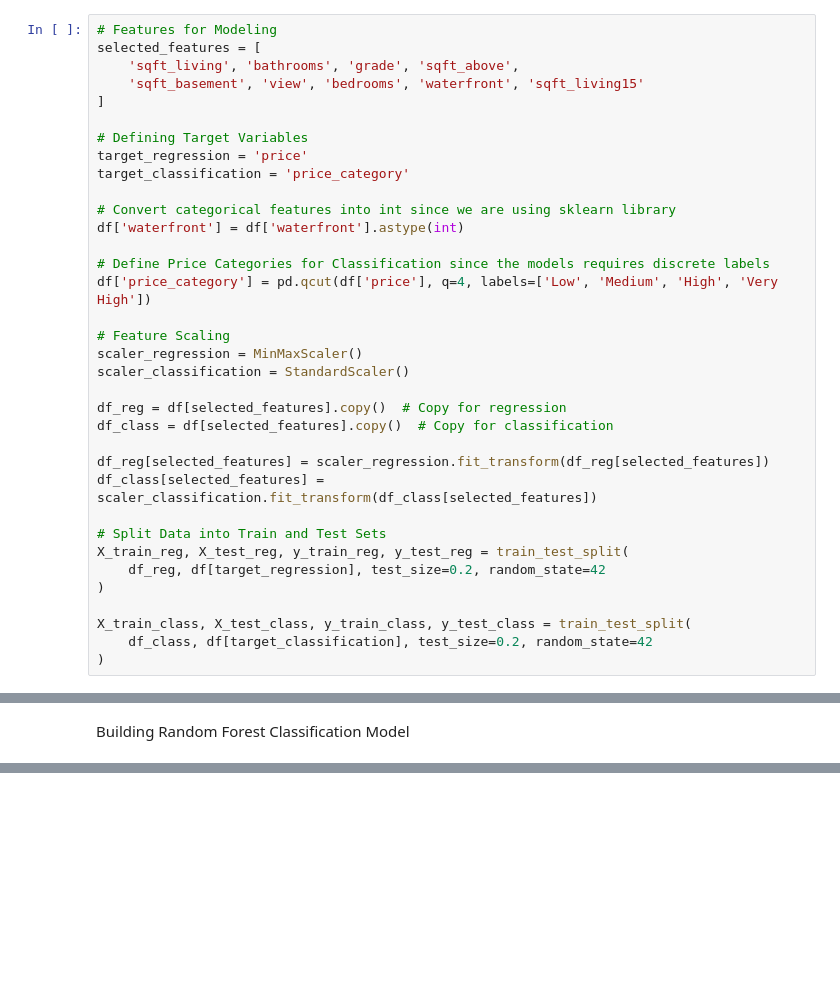
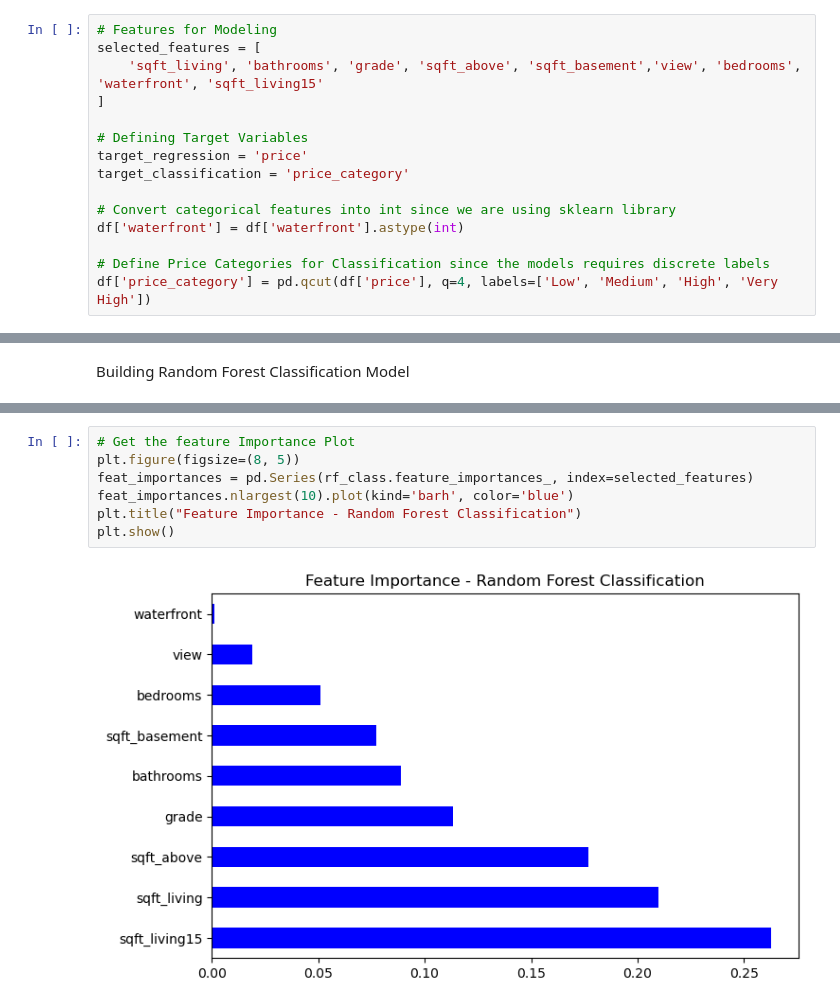
Before and after one commit to Aarabishan/PDS_Portfolio, a Jupyter notebook: Portfolio_Complete_Analysis.ipynb, the cells around one changed output, grey strips where cells are left out. Saved outputs shown, nothing was run; the diff lists cells and outputs as text; blank space fills up the shorter version.

```diff
--- a/Portfolio_Complete_Analysis.ipynb
+++ b/Portfolio_Complete_Analysis.ipynb
@@ -344,8 +355,7 @@ from sklearn.metrics import mean_squared_error, mean_absolute_error, r2_score, a
 # %%
 # Features for Modeling
 selected_features = [
-    'sqft_living', 'bathrooms', 'grade', 'sqft_above',
-    'sqft_basement', 'view', 'bedrooms', 'waterfront', 'sqft_living15'
+    'sqft_living', 'bathrooms', 'grade', 'sqft_above', 'sqft_basement','view', 'bedrooms', 'waterfront', 'sqft_living15'
 ]
 
 # Defining Target Variables
@@ -357,22 +367,3 @@ df['waterfront'] = df['waterfront'].astype(int)
 
 # Define Price Categories for Classification since the models requires discrete labels
 df['price_category'] = pd.qcut(df['price'], q=4, labels=['Low', 'Medium', 'High', 'Very High'])
-
-# Feature Scaling
-scaler_regression = MinMaxScaler()
-scaler_classification = StandardScaler()
-
-df_reg = df[selected_features].copy()  # Copy for regression
-df_class = df[selected_features].copy()  # Copy for classification
-
-df_reg[selected_features] = scaler_regression.fit_transform(df_reg[selected_features])
-df_class[selected_features] = scaler_classification.fit_transform(df_class[selected_features])
-
-# Split Data into Train and Test Sets
-X_train_reg, X_test_reg, y_train_reg, y_test_reg = train_test_split(
-    df_reg, df[target_regression], test_size=0.2, random_state=42
-)
-
-X_train_class, X_test_class, y_train_class, y_test_class = train_test_split(
-    df_class, df[target_classification], test_size=0.2, random_state=42
-)
@@ -446,0 +450,9 @@ weighted avg       0.50      0.50      0.50      4323
+# %%
+# Get the feature Importance Plot
+plt.figure(figsize=(8, 5))
+feat_importances = pd.Series(rf_class.feature_importances_, index=selected_features)
+feat_importances.nlargest(10).plot(kind='barh', color='blue')
+plt.title("Feature Importance - Random Forest Classification")
+plt.show()
+# %% [output]
+[figure, added]
```
Also changed, not shown: parts of 9 cells of this notebook.
